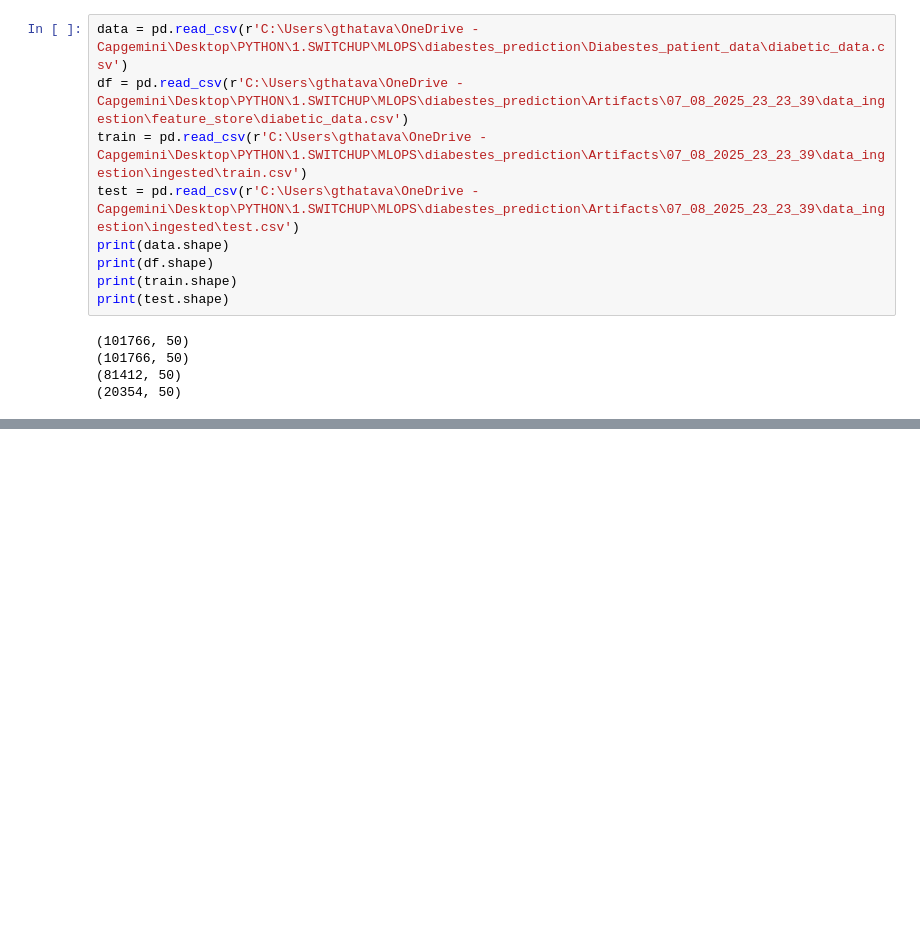
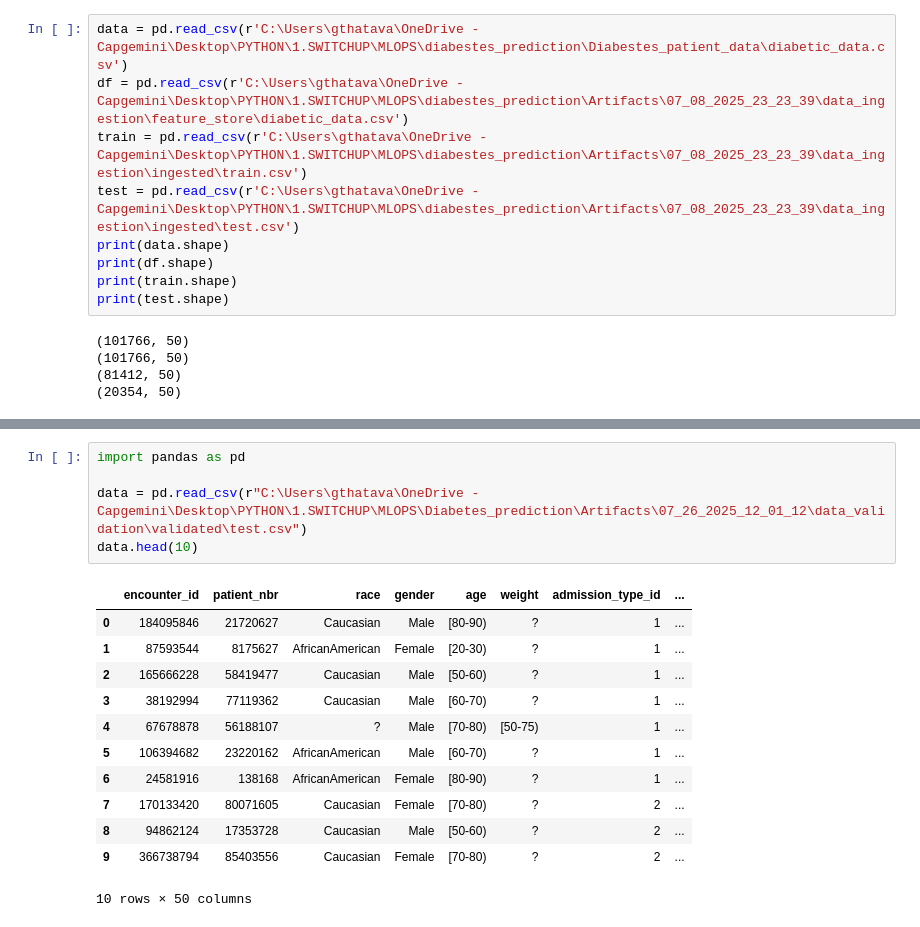
Before and after one commit to gangadhar23893/Mediwatch_Predicting_Patient_Readmission, a Jupyter notebook: notebooks/my_predictor.ipynb, the cells around one changed output, grey strips where cells are left out. Saved outputs shown, nothing was run; the diff lists cells and outputs as text; blank space fills up the shorter version.

```diff
--- a/notebooks/my_predictor.ipynb
+++ b/notebooks/my_predictor.ipynb
@@ -760,0 +928,18 @@ print(test.shape)
+# %%
+import pandas as pd
+
+data = pd.read_csv(r"C:\Users\gthatava\OneDrive - Capgemini\Desktop\PYTHON\1.SWITCHUP\MLOPS\Diabetes_prediction\Artifacts\07_26_2025_12_01_12\data_validation\validated\test.csv")
+data.head(10)
+# %% [output]
+|  | encounter_id | patient_nbr | race | gender | age | weight | admission_type_id | ... |
+| 0 | 184095846 | 21720627 | Caucasian | Male | [80-90) | ? | 1 | ... |
+| 1 | 87593544 | 8175627 | AfricanAmerican | Female | [20-30) | ? | 1 | ... |
+| 2 | 165666228 | 58419477 | Caucasian | Male | [50-60) | ? | 1 | ... |
+| 3 | 38192994 | 77119362 | Caucasian | Male | [60-70) | ? | 1 | ... |
+| 4 | 67678878 | 56188107 | ? | Male | [70-80) | [50-75) | 1 | ... |
+| 5 | 106394682 | 23220162 | AfricanAmerican | Male | [60-70) | ? | 1 | ... |
+| 6 | 24581916 | 138168 | AfricanAmerican | Female | [80-90) | ? | 1 | ... |
+| 7 | 170133420 | 80071605 | Caucasian | Female | [70-80) | ? | 2 | ... |
+| 8 | 94862124 | 17353728 | Caucasian | Male | [50-60) | ? | 2 | ... |
+| 9 | 366738794 | 85403556 | Caucasian | Female | [70-80) | ? | 2 | ... |
+10 rows × 50 columns
```
Also changed, not shown: parts of 21 cells of this notebook, 8 other files.
